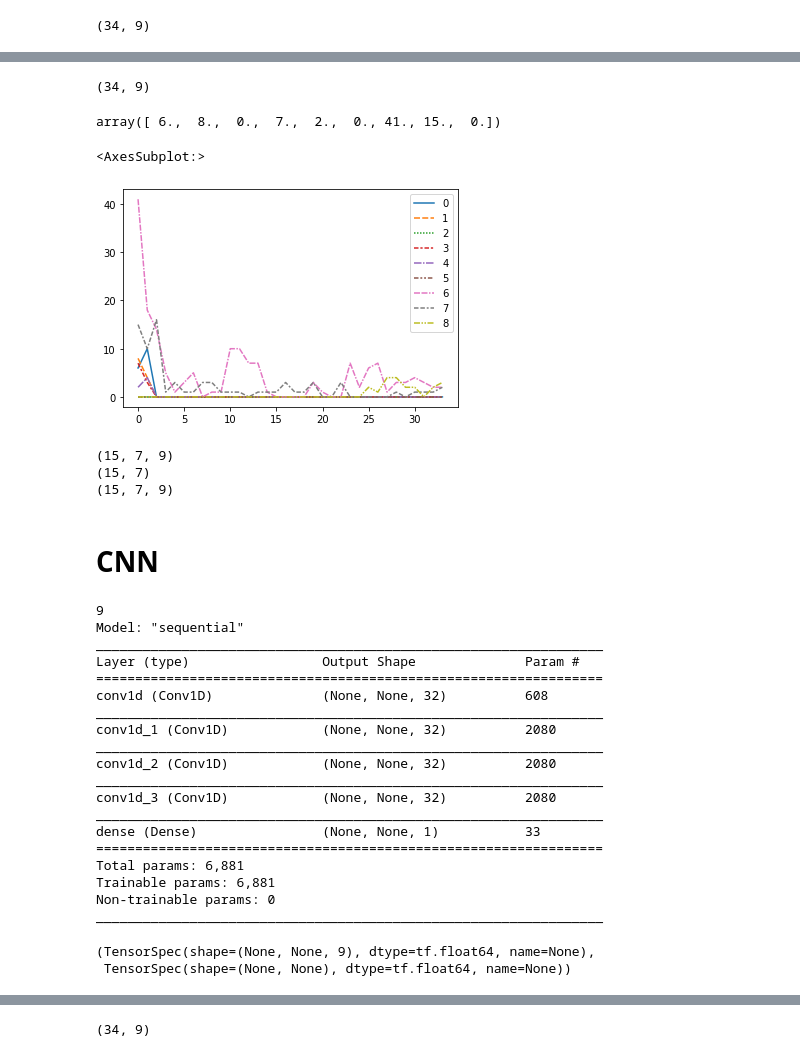
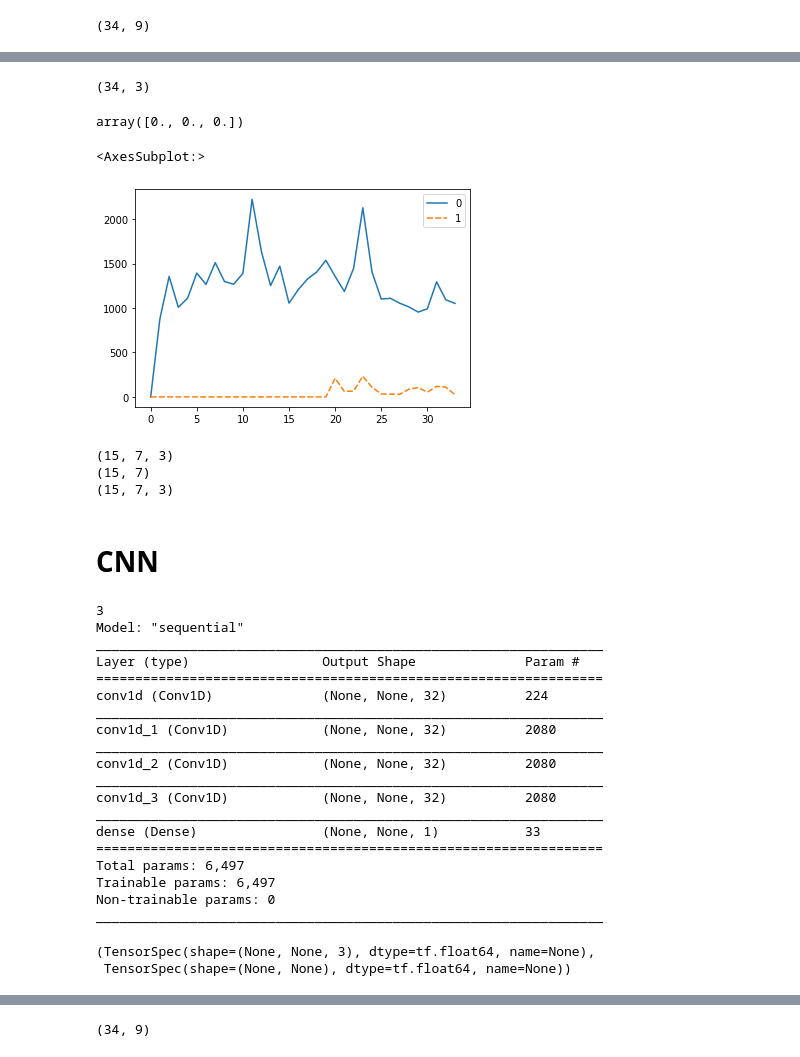
Before and after one commit to chiahsun/problem_solving, a Jupyter notebook: kaggle/competitive-data-science-predict-future-sales/CNN.ipynb, the cells around one changed output, grey strips where cells are left out. Drawn from its saved outputs; the diff is of its cells as text; code cells hidden in the pictures.

```diff
--- a/kaggle/competitive-data-science-predict-future-sales/CNN.ipynb
+++ b/kaggle/competitive-data-science-predict-future-sales/CNN.ipynb
@@ -176,7 +205,7 @@ len(A[(A.date_block_num == i) & (A.shop_id == k) & (A.item_id == m)].item_cnt_da
 # %%
 num_date_block_num_used = 34
 shops = [0, 1, 25]
-items = [32, 6045, 7460]
+items = [6045, 7460, 32]
 
 num_shops = len(shops)
 num_items = len(items)
@@ -196,0 +234,26 @@ for index, row in B.iterrows():
+# %%
+# total_num_sold, target_item_sold
+#
+series = np.zeros((num_date_block_num_used, 3))
+
+target_shop_id = 5
+target_item_id = 5037 # 6045
+
+C = A[(A.shop_id == target_shop_id)]
+C = C.groupby(['date_block_num', 'shop_id']).item_cnt_day.agg('sum').reset_index() # A[(A.shop_id == target_shop) & (A.date_block_num == 1)].item_cnt_day.sum()
+for index, row in C.iterrows():
+    # print(row.iloc[-1])
+    series[int(row.date_block_num), 0] = row.iloc[-1]
+
+D = A[(A.item_id == target_item_id)]
+D = D.groupby(['date_block_num']).item_cnt_day.agg('sum').reset_index()
+D.head()
+for index, row in D.iterrows():
+    series[int(row.date_block_num), 1] = row.iloc[-1]
+
+E = A[(A.shop_id == target_shop_id) & (A.item_id == target_item_id)]
+for index, row in E.iterrows():
+    series[int(row.date_block_num), -1] = row.item_cnt_day
+
+pd.DataFrame(series).head(34)
+# A[(A.shop_id == target_shop_id) & (A.item_id == target_item_id)]
@@ -199,17 +280,17 @@ print(series.shape)
 # series
 series[0]
 # %% [output]
-(34, 9)
+(34, 3)
-array([ 6.,  8.,  0.,  7.,  2.,  0., 41., 15.,  0.])
+array([0., 0., 0.])
 # %%
 import seaborn as sns
 
-df = pd.DataFrame(series[:, :9])
+df = pd.DataFrame(series[:, :2])
 
 sns.lineplot(data = df)
 # %% [output]
 <AxesSubplot:>
-[figure, old version]
+[figure, new version]
 # %%
 def seq2seq_window_dataset_inner(series, window_size = 7):
     ds = tf.data.Dataset.from_tensor_slices(series)
@@ -237,9 +318,9 @@ for X in seq2seq_window_dataset_x_only(series, 15):
     print(X.shape)
     break
 # %% [output]
-(15, 7, 9)
+(15, 7, 3)
 (15, 7)
-(15, 7, 9)
+(15, 7, 3)
 # %% [markdown]
 # CNN
 # %%
@@ -268,6 +349,7 @@ def build_model(series, window_size = 7, batch_size = 3):
 
     model = keras.models.Sequential([
         keras.layers.InputLayer(input_shape = [None, input_shape]),
+        # keras.layers.BatchNormalization(),
     ])
 
     for dilation_rate in (1, 2, 4, 8):
@@ -286,12 +368,12 @@ def build_model(series, window_size = 7, batch_size = 3):
 model, train_set, valid_set = build_model(series)
 model.summary()
 # %% [output]
-9
+3
 Model: "sequential"
 _________________________________________________________________
 Layer (type)                 Output Shape              Param #
 =================================================================
-conv1d (Conv1D)              (None, None, 32)          608
+conv1d (Conv1D)              (None, None, 32)          224
 _________________________________________________________________
 conv1d_1 (Conv1D)            (None, None, 32)          2080
 _________________________________________________________________
@@ -301,14 +383,14 @@ conv1d_3 (Conv1D)            (None, None, 32)          2080
 _________________________________________________________________
 dense (Dense)                (None, None, 1)           33
 =================================================================
-Total params: 6,881
-Trainable params: 6,881
+Total params: 6,497
+Trainable params: 6,497
 Non-trainable params: 0
 _________________________________________________________________
 # %%
 train_set.element_spec
 # %% [output]
-(TensorSpec(shape=(None, None, 9), dtype=tf.float64, name=None),
+(TensorSpec(shape=(None, None, 3), dtype=tf.float64, name=None),
  TensorSpec(shape=(None, None), dtype=tf.float64, name=None))
 # %%
 def fit_model(model, train_set, valid_set):
```
Also changed, not shown: parts of 13 cells of this notebook.
